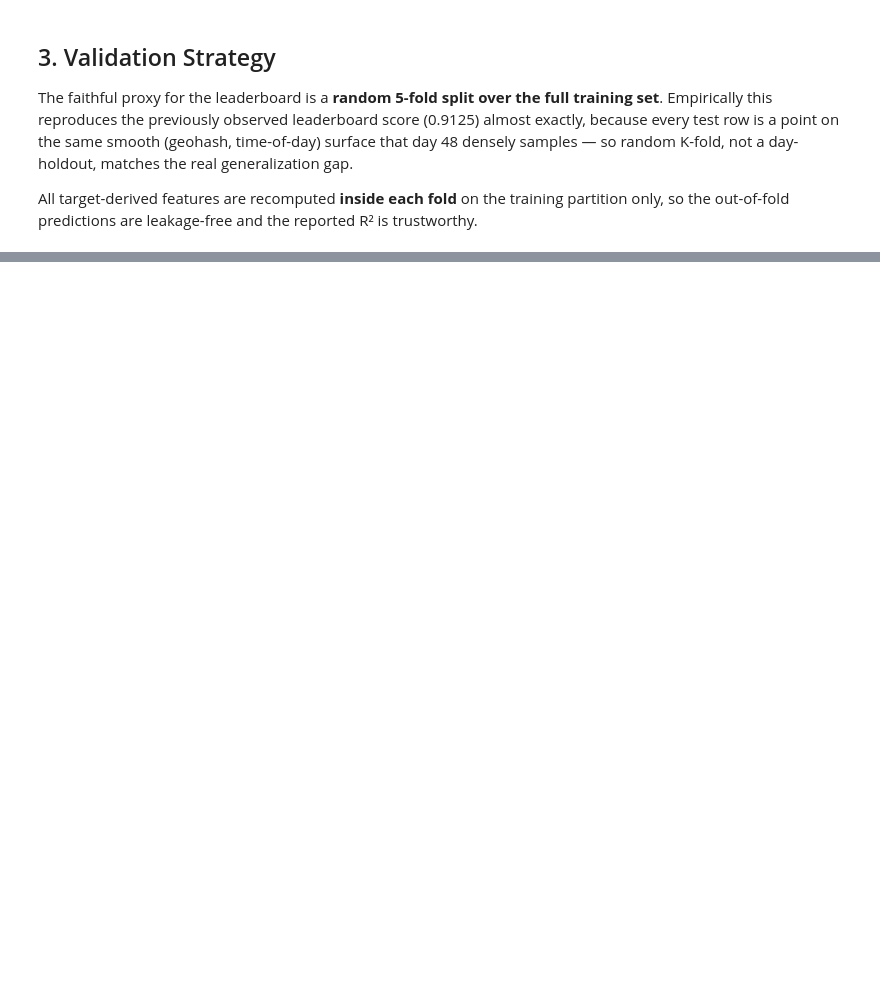
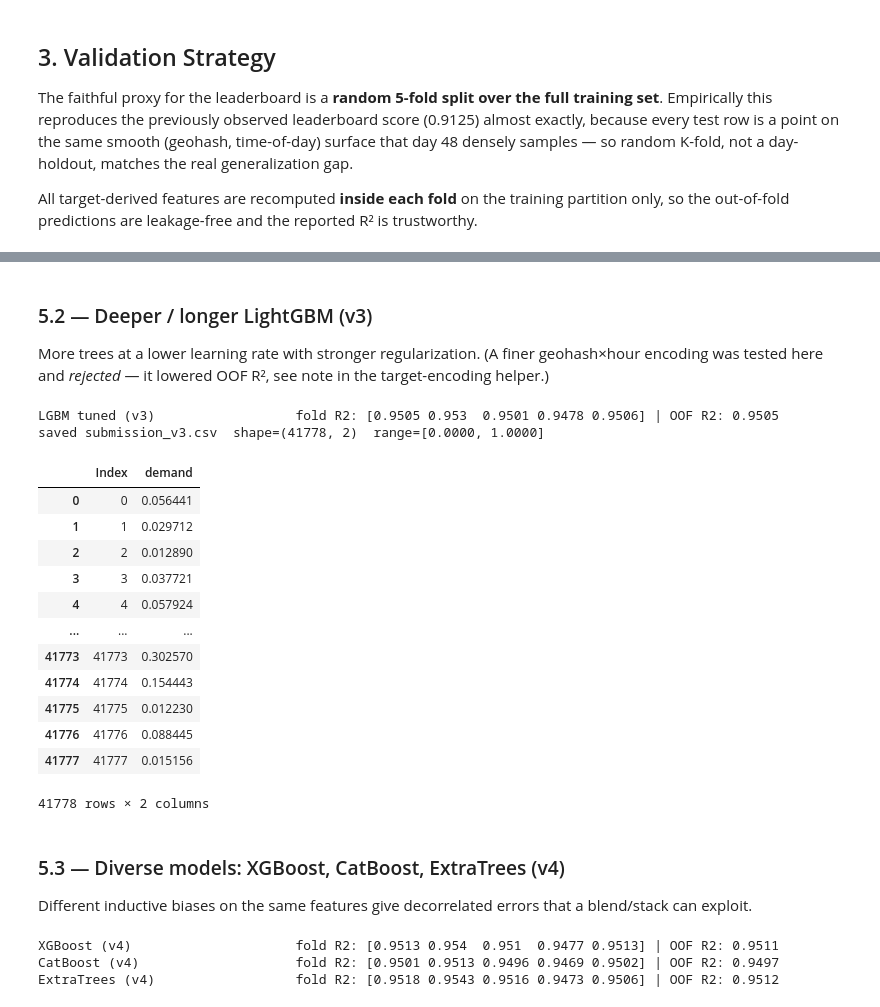
Before and after one commit to sxdxde/GridLock-2.0-, a Jupyter notebook: solution.ipynb, the cells around one changed output, grey strips where cells are left out. Drawn from its saved outputs; the diff is of its cells as text; code cells hidden in the pictures; blank space fills up the shorter version.

```diff
--- a/solution.ipynb
+++ b/solution.ipynb
@@ -218,0 +375,78 @@ print("CV harness ready (N_FOLDS =", N_FOLDS, ").")
+# %% [markdown]
+### 5.2 — Deeper / longer LightGBM (v3)
+
+More trees at a lower learning rate with stronger regularization. (A finer geohash×hour encoding was tested here and *rejected* — it lowered OOF R², see note in the target-encoding helper.)
+# %%
+LGB_PARAMS = dict(n_estimators=2000, learning_rate=0.02, num_leaves=127,
+                  subsample=0.8, subsample_freq=1, colsample_bytree=0.7,
+                  min_child_samples=25, reg_lambda=2.0, reg_alpha=0.0,
+                  n_jobs=-1, random_state=RANDOM_STATE, verbose=-1)
+
+oof_lgb, test_lgb, cv_lgb = run_cv(
+    lgb_fit_predict_factory(LGB_PARAMS), use_target_feats=True, label="LGBM tuned (v3)")
+save_submission(test_lgb, "submission_v3.csv")
+# %% [output]
+LGBM tuned (v3)                  fold R2: [0.9505 0.953  0.9501 0.9478 0.9506] | OOF R2: 0.9505
+saved submission_v3.csv  shape=(41778, 2)  range=[0.0000, 1.0000]
+|  | Index | demand |
+| 0 | 0 | 0.056441 |
+| 1 | 1 | 0.029712 |
+| 2 | 2 | 0.012890 |
+| 3 | 3 | 0.037721 |
+| 4 | 4 | 0.057924 |
+| ... | ... | ... |
+| 41773 | 41773 | 0.302570 |
+| 41774 | 41774 | 0.154443 |
+| 41775 | 41775 | 0.012230 |
+| 41776 | 41776 | 0.088445 |
+| 41777 | 41777 | 0.015156 |
+41778 rows × 2 columns
+# %% [markdown]
+### 5.3 — Diverse models: XGBoost, CatBoost, ExtraTrees (v4)
+
+Different inductive biases on the same features give decorrelated errors that a blend/stack can exploit.
+# %%
+# --- XGBoost: categoricals -> integer codes ---
+def xgb_fit_predict(A, B, T, feats, ytr):
+    num = [f for f in feats if f not in CAT_COLS]
+    Xa, Xb, Xt = A[num].copy(), B[num].copy(), T[num].copy()
+    for c in CAT_COLS:
+        Xa[c] = A[c].cat.codes; Xb[c] = B[c].cat.codes; Xt[c] = T[c].cat.codes
+    m = xgb.XGBRegressor(n_estimators=2000, learning_rate=0.02, max_depth=8,
+                         subsample=0.8, colsample_bytree=0.7, min_child_weight=5,
+                         reg_lambda=2.0, n_jobs=-1, tree_method="hist",
+                         random_state=RANDOM_STATE)
+    m.fit(Xa, ytr)
+    return m.predict(Xb), m.predict(Xt)
+
+# --- CatBoost: native categorical handling (string features) ---
+def cat_fit_predict(A, B, T, feats, ytr):
+    def as_str(df):
+        d = df[feats].copy()
+        for c in CAT_COLS:
+            d[c] = d[c].astype(str)
+        return d
+    m = CatBoostRegressor(iterations=2000, learning_rate=0.03, depth=8,
+                          l2_leaf_reg=3.0, random_seed=RANDOM_STATE,
+                          thread_count=-1, verbose=0)
+    m.fit(as_str(A), ytr, cat_features=CAT_COLS)
+    return m.predict(as_str(B)), m.predict(as_str(T))
+
+# --- ExtraTrees: integer-coded categoricals, no target column needed beyond feats ---
+def et_fit_predict(A, B, T, feats, ytr):
+    num = [f for f in feats if f not in CAT_COLS]
+    Xa, Xb, Xt = A[num].copy(), B[num].copy(), T[num].copy()
+    for c in CAT_COLS:
+        Xa[c] = A[c].cat.codes; Xb[c] = B[c].cat.codes; Xt[c] = T[c].cat.codes
+    m = ExtraTreesRegressor(n_estimators=400, min_samples_leaf=3, max_features=0.7,
+                            n_jobs=-1, random_state=RANDOM_STATE)
+    m.fit(Xa, ytr)
+    return m.predict(Xb), m.predict(Xt)
+
+oof_xgb, test_xgb, cv_xgb = run_cv(xgb_fit_predict, use_target_feats=True, label="XGBoost (v4)")
+oof_cat, test_cat, cv_cat = run_cv(cat_fit_predict, use_target_feats=True, label="CatBoost (v4)")
+oof_et,  test_et,  cv_et  = run_cv(et_fit_predict,  use_target_feats=True, label="ExtraTrees (v4)")
+# %% [output]
+XGBoost (v4)                     fold R2: [0.9513 0.954  0.951  0.9477 0.9513] | OOF R2: 0.9511
+CatBoost (v4)                    fold R2: [0.9501 0.9513 0.9496 0.9469 0.9502] | OOF R2: 0.9497
+ExtraTrees (v4)                  fold R2: [0.9518 0.9543 0.9516 0.9473 0.9506] | OOF R2: 0.9512
```
Also changed, not shown: parts of 18 cells of this notebook, 43 other files.
